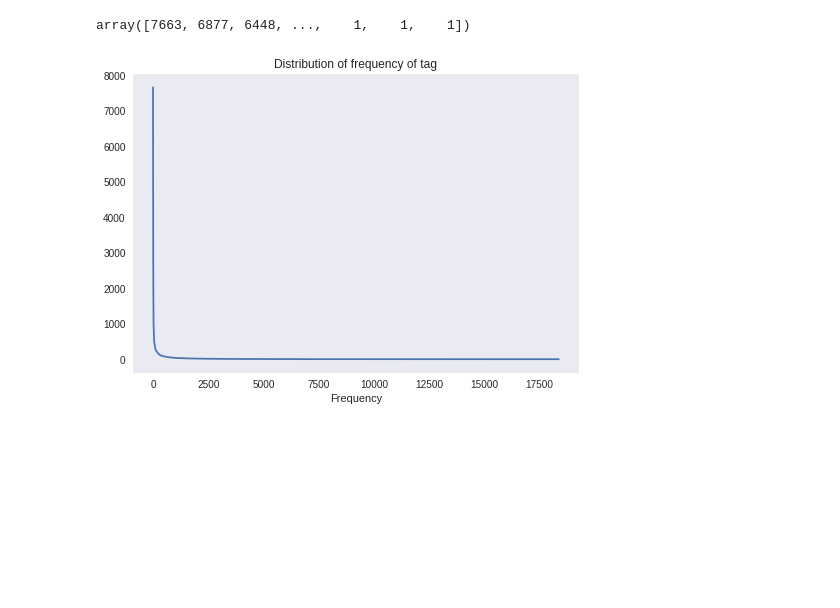
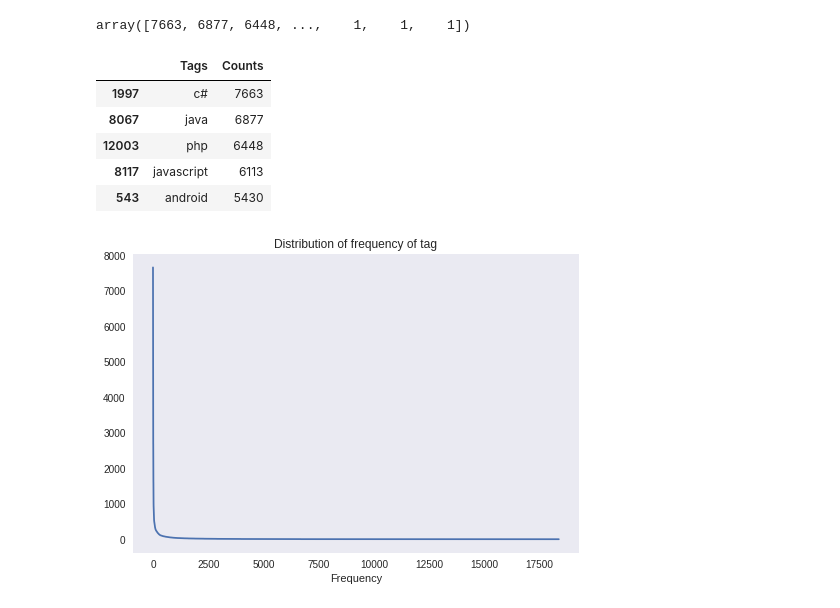
Before and after one commit to mitesh98/StackOverflow-Tag-Prediction, a Jupyter notebook: StackOverflow.ipynb, the cells around one changed output. Saved outputs shown, nothing was run; the diff lists cells and outputs as text; code cells hidden in the pictures; blank space fills up the shorter version.

```diff
--- a/StackOverflow.ipynb
+++ b/StackOverflow.ipynb
@@ -338,6 +396,15 @@ tag_counts=tag_df_sorted['Counts'].values
 tag_counts
 # %% [output]
 array([7663, 6877, 6448, ...,    1,    1,    1])
+# %%
+tag_df_sorted.head()
+# %% [output]
+|  | Tags | Counts |
+| 1997 | c# | 7663 |
+| 8067 | java | 6877 |
+| 12003 | php | 6448 |
+| 8117 | javascript | 6113 |
+| 543 | android | 5430 |
 # %%
 plt.plot(tag_counts)
 plt.grid()
```
Also changed, not shown: parts of 65 cells of this notebook.
